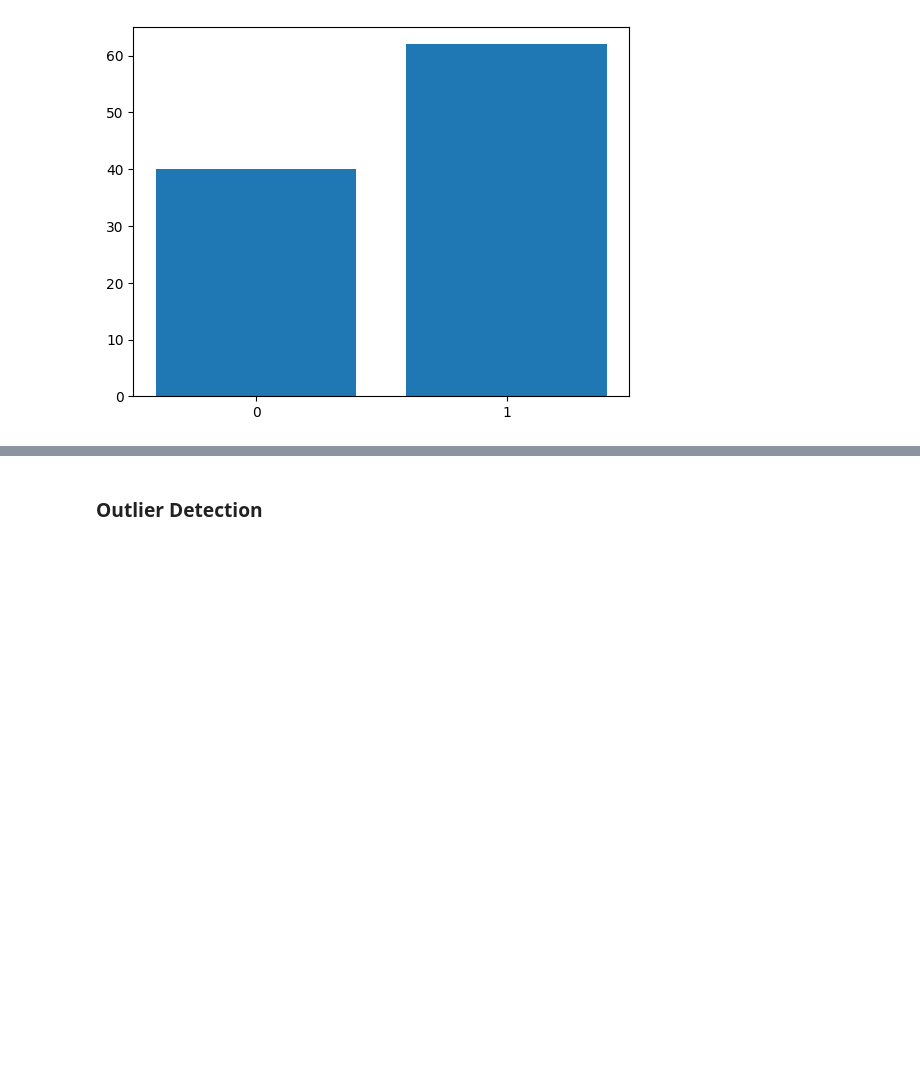
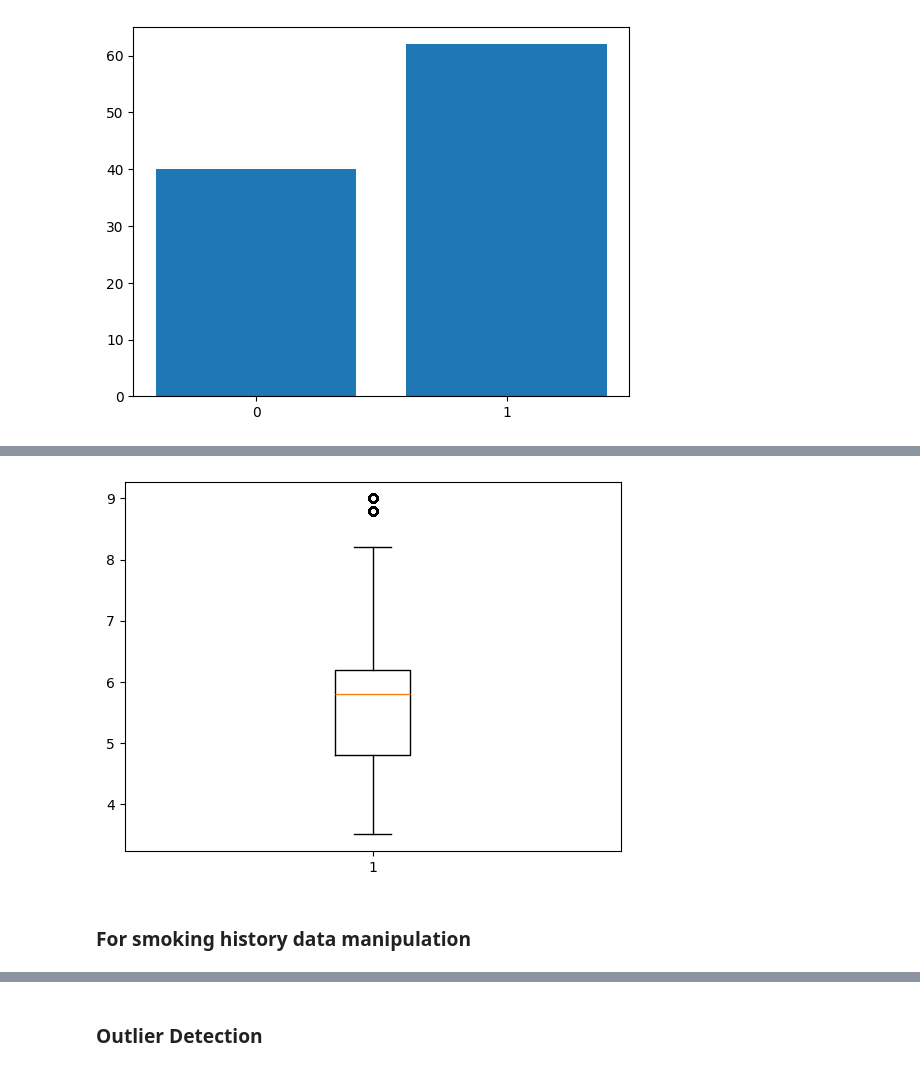
Before and after one commit to suchirmm/predictive_ml_, a Jupyter notebook: health_classification.ipynb, the cells around one changed output, grey strips where cells are left out. Drawn from its saved outputs; the diff is of its cells as text; code cells hidden in the pictures; blank space fills up the shorter version.

```diff
--- a/health_classification.ipynb
+++ b/health_classification.ipynb
@@ -95,0 +134,7 @@ plt.show()
+# %%
+plt.boxplot(df['HbA1c_level'])
+plt.show()
+# %% [output]
+[figure, added]
+# %% [markdown]
+### For smoking history data manipulation
```
Also changed, not shown: parts of 19 cells of this notebook.
